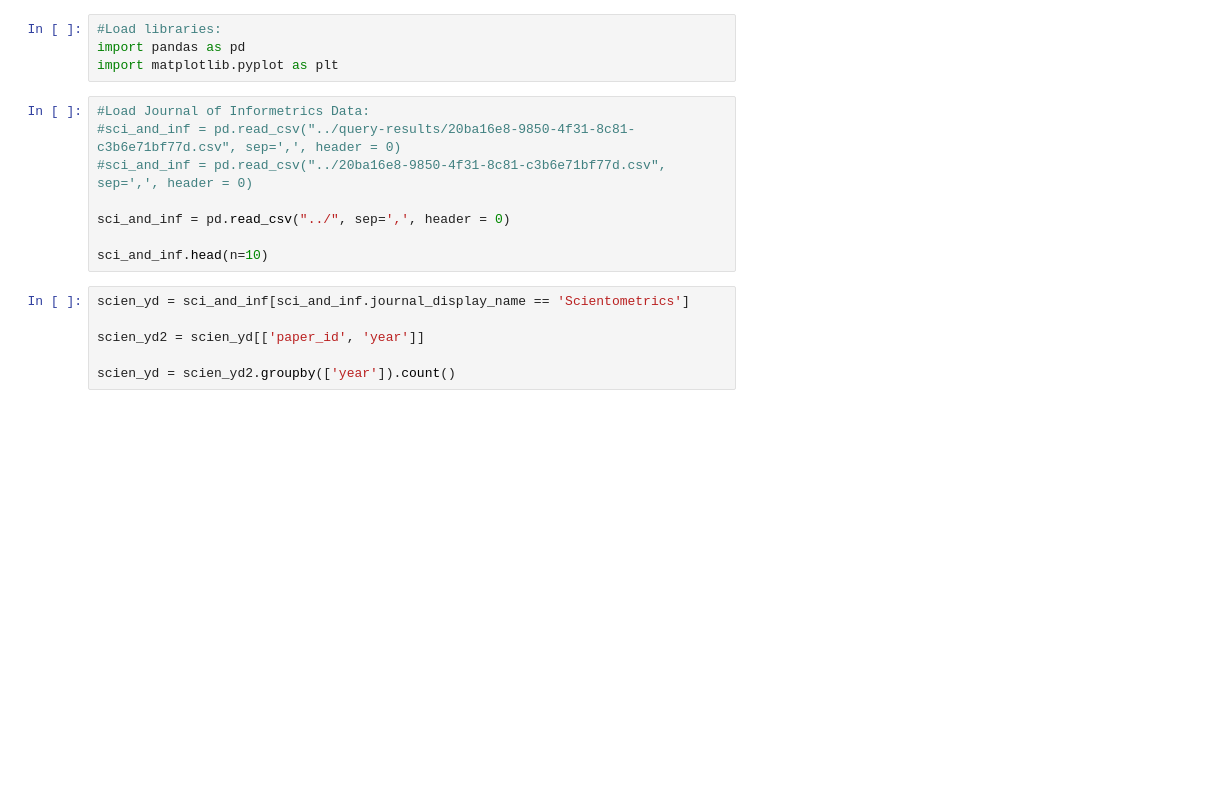
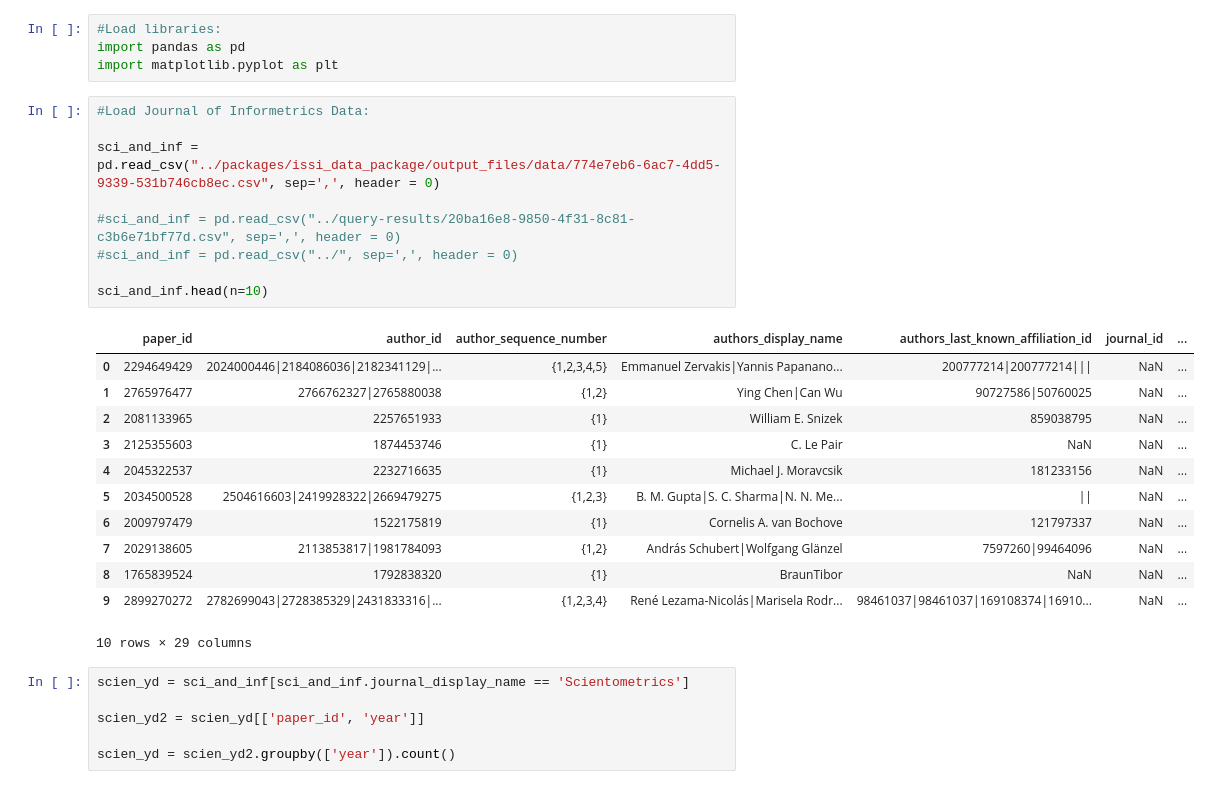
Before and after one commit to iuni-cadre/BetaDemoCode, a Jupyter notebook: demo_01.ipynb, the cells around one changed output. Drawn from its saved outputs; the diff is of its cells as text; blank space fills up the shorter version.

```diff
--- a/demo_01.ipynb
+++ b/demo_01.ipynb
@@ -4,12 +4,26 @@ import pandas as pd
 import matplotlib.pyplot as plt
 # %%
 #Load Journal of Informetrics Data:
+
+sci_and_inf = pd.read_csv("../packages/issi_data_package/output_files/data/774e7eb6-6ac7-4dd5-9339-531b746cb8ec.csv", sep=',', header = 0)
+
 #sci_and_inf = pd.read_csv("../query-results/20ba16e8-9850-4f31-8c81-c3b6e71bf77d.csv", sep=',', header = 0)
-#sci_and_inf = pd.read_csv("../20ba16e8-9850-4f31-8c81-c3b6e71bf77d.csv", sep=',', header = 0)
-
-sci_and_inf = pd.read_csv("../", sep=',', header = 0)
+#sci_and_inf = pd.read_csv("../", sep=',', header = 0)
 
 sci_and_inf.head(n=10)
+# %% [output]
+|  | paper_id | author_id | author_sequence_number | authors_display_name | authors_last_known_affiliation_id | journal_id | ... |
+| 0 | 2294649429 | 2024000446|2184086036|2182341129|... | {1,2,3,4,5} | Emmanuel Zervakis|Yannis Papanano... | 200777214|200777214||| | NaN | ... |
+| 1 | 2765976477 | 2766762327|2765880038 | {1,2} | Ying Chen|Can Wu | 90727586|50760025 | NaN | ... |
+| 2 | 2081133965 | 2257651933 | {1} | William E. Snizek | 859038795 | NaN | ... |
+| 3 | 2125355603 | 1874453746 | {1} | C. Le Pair | NaN | NaN | ... |
+| 4 | 2045322537 | 2232716635 | {1} | Michael J. Moravcsik | 181233156 | NaN | ... |
+| 5 | 2034500528 | 2504616603|2419928322|2669479275 | {1,2,3} | B. M. Gupta|S. C. Sharma|N. N. Me... | || | NaN | ... |
+| 6 | 2009797479 | 1522175819 | {1} | Cornelis A. van Bochove | 121797337 | NaN | ... |
+| 7 | 2029138605 | 2113853817|1981784093 | {1,2} | András Schubert|Wolfgang Glänzel | 7597260|99464096 | NaN | ... |
+| 8 | 1765839524 | 1792838320 | {1} | BraunTibor | NaN | NaN | ... |
+| 9 | 2899270272 | 2782699043|2728385329|2431833316|... | {1,2,3,4} | René Lezama-Nicolás|Marisela Rodr... | 98461037|98461037|169108374|16910... | NaN | ... |
+10 rows × 29 columns
 # %%
 scien_yd = sci_and_inf[sci_and_inf.journal_display_name == 'Scientometrics']
 
```
Also changed, not shown: parts of 2 cells of this notebook.
